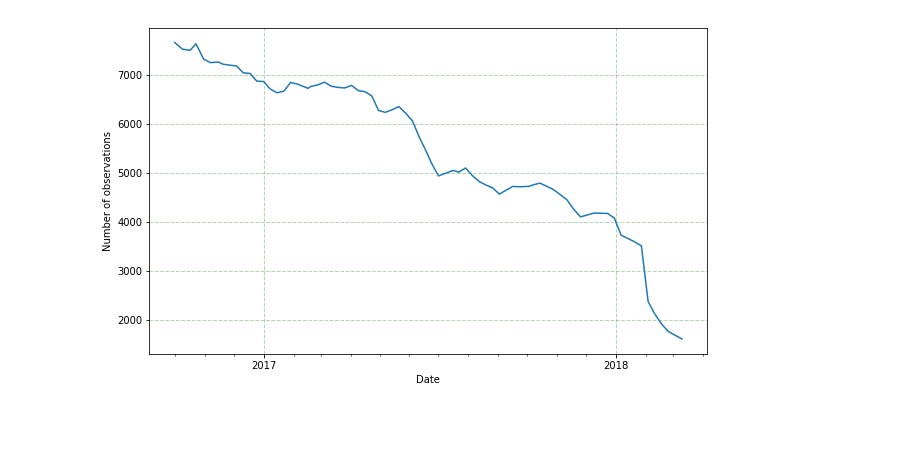
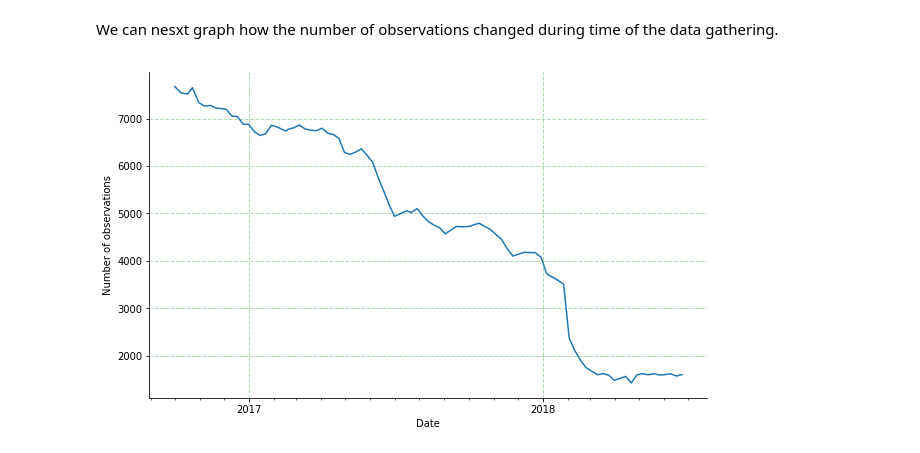
Before and after one commit to Najsztub/SzczecinAnalysis, a Jupyter notebook: Szczecin analysis.ipynb, the cells around one changed output. Saved outputs shown, nothing was run; the diff lists cells and outputs as text; code cells hidden in the pictures; blank space fills up the shorter version.

Commit message:
Added detailed analysis for Szczecin data

```diff
--- a/Szczecin analysis.ipynb
+++ b/Szczecin analysis.ipynb
@@ -26,7 +27,6 @@ for f in files:
     data['lines'].append(num_lines)
 # %%
 df = pd.DataFrame(data)
-df = df[df['lines'] > 1000]
 df = df.sort_values(by='date')
 # df = df.set_index('date')
 df.describe()
@@ -51,0 +45,3 @@ df.head()
+# %%
+df = df[df['lines'] > 500]
+df.describe()
@@ -52,15 +58,23 @@ df.head()
+# %% [markdown]
+We can nesxt graph how the number of observations changed during time of the data gathering.
 # %%
 years = mdates.YearLocator()   # every year
 months = mdates.MonthLocator()  # every month
 yearsFmt = mdates.DateFormatter('%Y')
 
 fig, ax = plt.subplots()
 ax.plot(df['date'], df['lines'])
 ax.xaxis.set_major_locator(years)
 ax.xaxis.set_major_formatter(yearsFmt)
 ax.xaxis.set_minor_locator(months)
 ax.set_ylabel('Number of observations')
 ax.set_xlabel('Date')
 ax.grid(color='g', linestyle='--', linewidth=1, alpha=.3)
+ax.get_xaxis().tick_bottom()
+ax.get_yaxis().tick_left()
+ax.spines["top"].set_visible(False)
+#ax.spines["bottom"].set_visible(False)
+ax.spines["right"].set_visible(False)
+#ax.spines["left"].set_visible(False)
 # %% [output]
-[figure, old version]
+[figure, new version]
```
Also changed, not shown: parts of 45 cells of this notebook, 1 other file.
